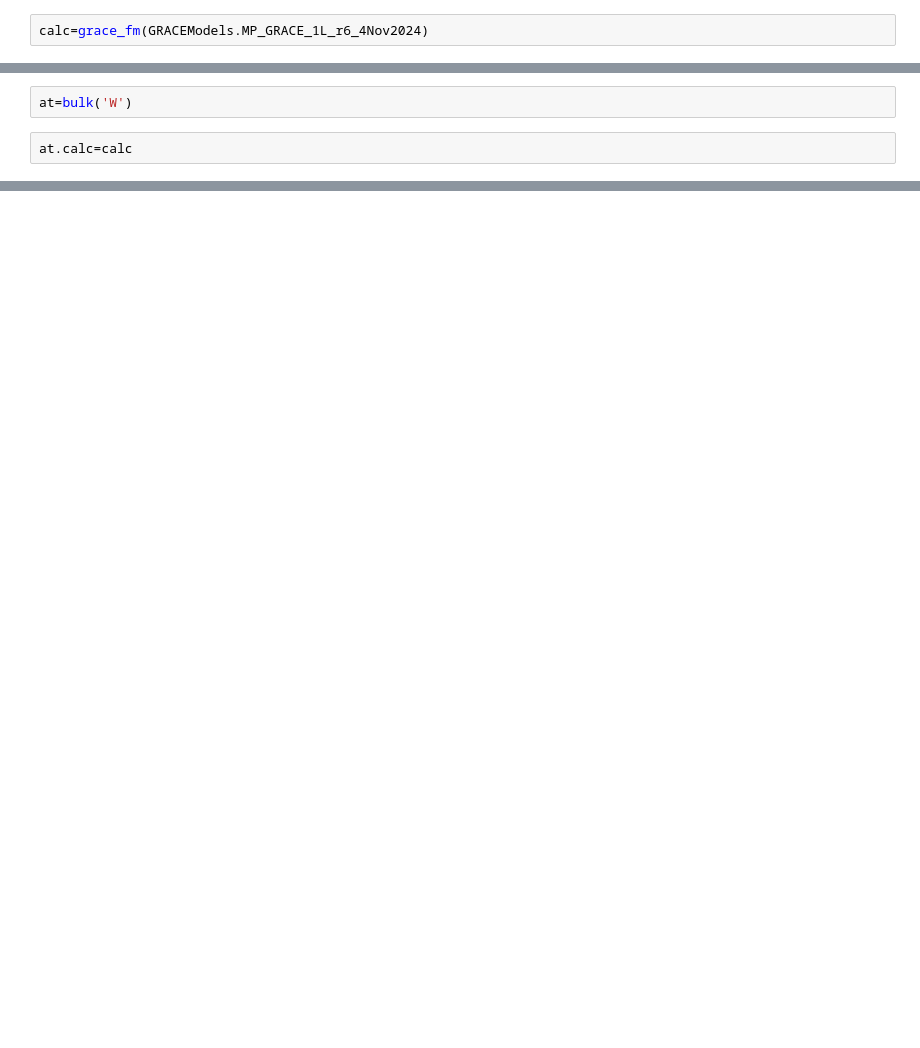
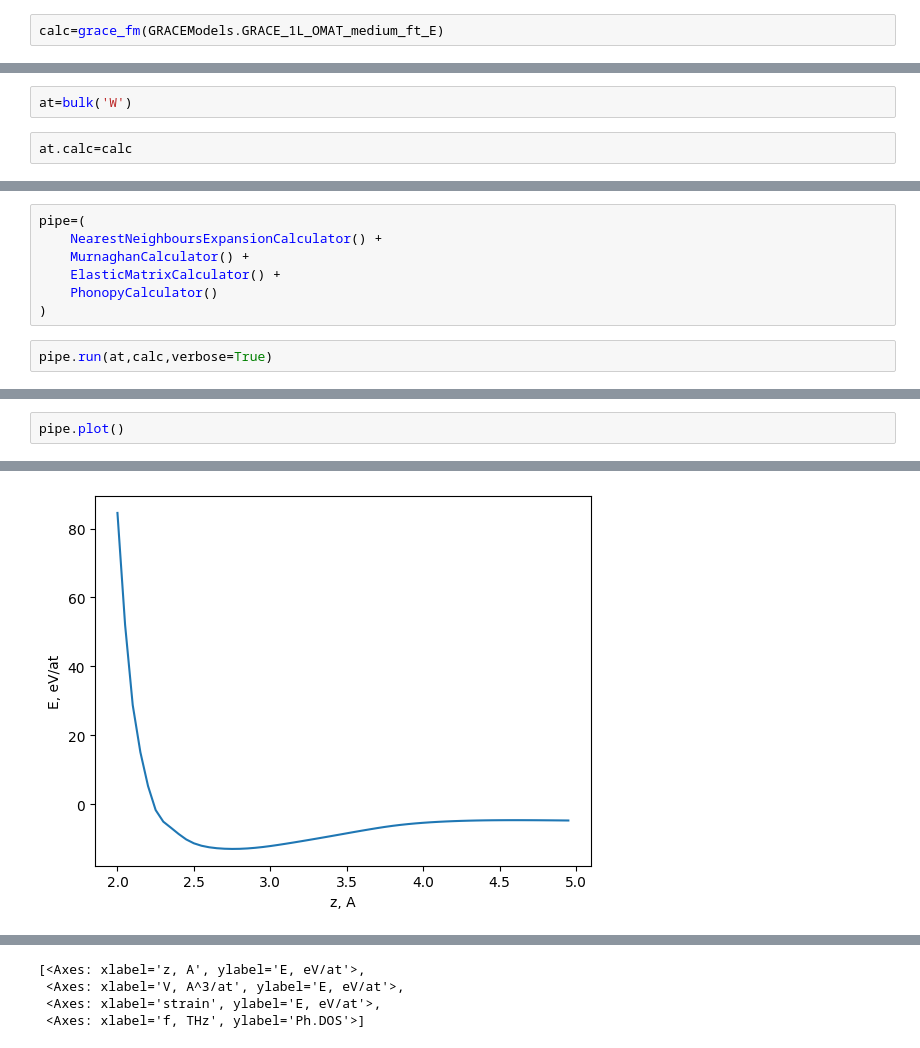
Before and after one commit to ICAMS/grace-tutorial, a Jupyter notebook: 3-foundation-models/1-python-ase/using-grace-fm.ipynb, the cells around one changed output, grey strips where cells are left out. Drawn from its saved outputs; the diff is of its cells as text; blank space fills up the shorter version.

```diff
--- a/3-foundation-models/1-python-ase/using-grace-fm.ipynb
+++ b/3-foundation-models/1-python-ase/using-grace-fm.ipynb
@@ -19,5 +36,5 @@ from ase.phonons import Phonons
 # %% [markdown]
 # Load model
 # %%
-calc=grace_fm(GRACEModels.MP_GRACE_1L_r6_4Nov2024)
+calc=grace_fm(GRACEModels.GRACE_1L_OMAT_medium_ft_E)
 # %% [output]
@@ -88,0 +57,9 @@ Text(0.5, 0, 'DOS')
+# %%
+pipe=(
+    NearestNeighboursExpansionCalculator() +
+    MurnaghanCalculator() +
+    ElasticMatrixCalculator() +
+    PhonopyCalculator()
+)
+# %%
+pipe.run(at,calc,verbose=True)
@@ -88,0 +108,3 @@ Text(0.5, 0, 'DOS')
+# %%
+pipe.plot()
+# %% [output]
@@ -88,0 +112 @@ Text(0.5, 0, 'DOS')
+[figure, added]
@@ -88,0 +119,4 @@ Text(0.5, 0, 'DOS')
+[<Axes: xlabel='z, A', ylabel='E, eV/at'>,
+ <Axes: xlabel='V, A^3/at', ylabel='E, eV/at'>,
+ <Axes: xlabel='strain', ylabel='E, eV/at'>,
+ <Axes: xlabel='f, THz', ylabel='Ph.DOS'>]
```
Also changed, not shown: parts of 16 cells of this notebook.
